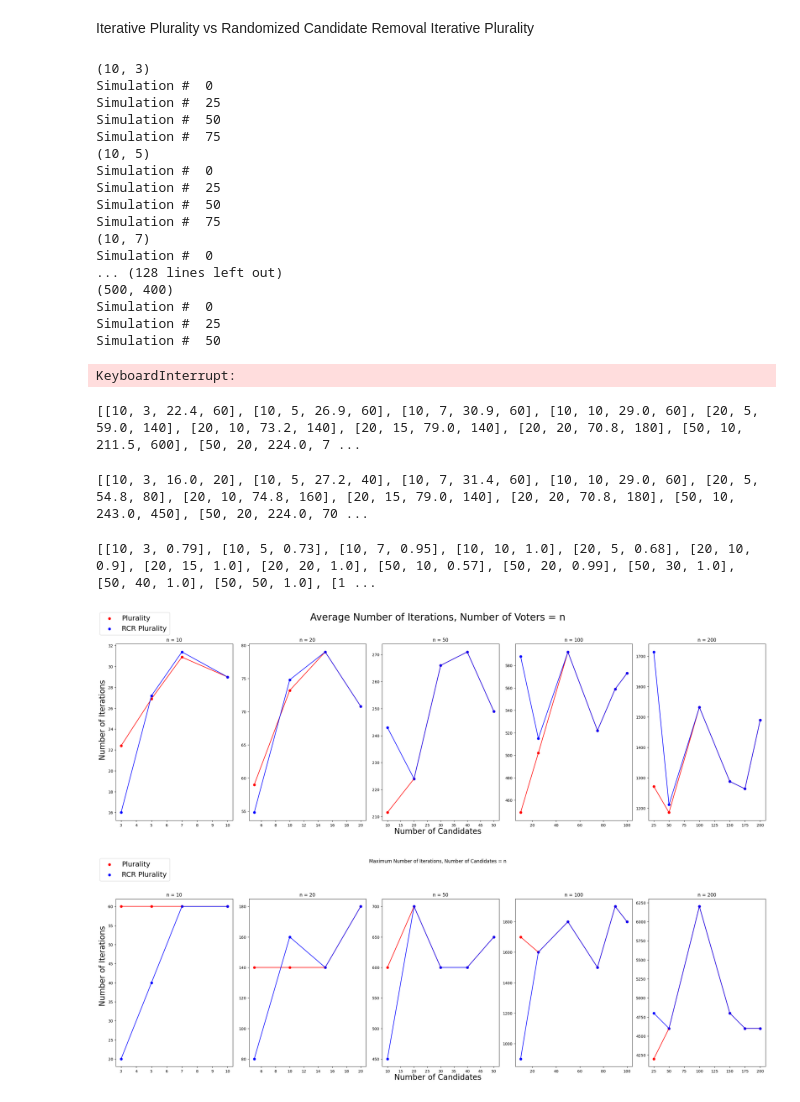
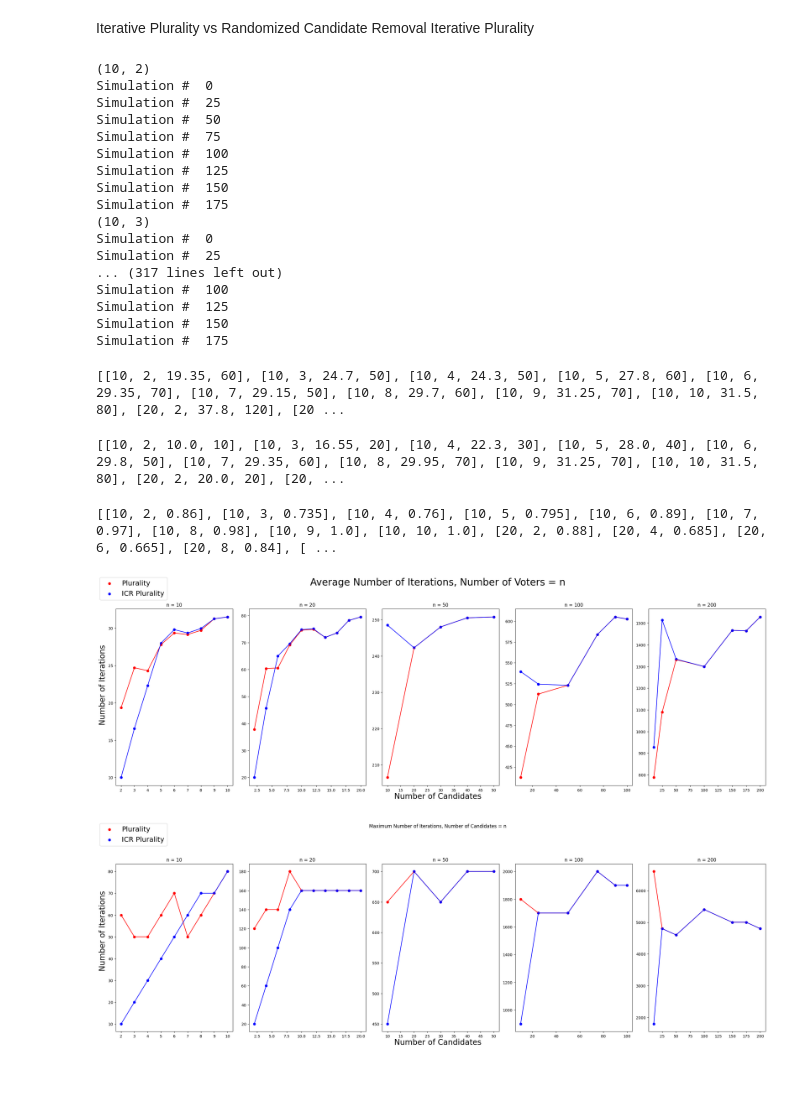
Before and after one commit to SoroushTAMU/ECEN756FinalProject, a Jupyter notebook: src/simulation.ipynb, the cells around one changed output. Drawn from its saved outputs; the diff is of its cells as text; code cells hidden in the pictures.

```diff
--- a/src/simulation.ipynb
+++ b/src/simulation.ipynb
@@ -7,16 +7,16 @@ import os
 # %% [markdown]
 Iterative Plurality vs Randomized Candidate Removal Iterative Plurality
 # %%
-num_voters = [10, 20, 50, 100, 200, 500, 1000]
-num_candidates = {10:[3,5,7,10],
-                  20:[5,10,15,20],
+num_voters = [10, 20, 50, 100, 200]
+num_candidates = {10:[*range(2,11)],
+                  20:[*range(2,21,2)],
                   50:[10,20,30,40,50],
                   100:[10,25,50,75,90,100],
-                  200:[25,50,100,150,175,200],
+                  200:[10,25,50,100,150,175,200],
                   500:[100,200,300,400,500],
                   1000:[125,250,500,750,1000]}
 
-num_simulations = 100
+num_simulations = 200
 
 plurality_results = []
 RCR_results = []
@@ -71,75 +71,77 @@ for n in num_voters:
 
         same_result.append([n, m, same/num_simulations])
 # %% [output]
-(10, 3)
+(10, 2)
 Simulation #  0
 Simulation #  25
 Simulation #  50
 Simulation #  75
-(10, 5)
+Simulation #  100
+Simulation #  125
+Simulation #  150
+Simulation #  175
+(10, 3)
 Simulation #  0
 Simulation #  25
-Simulation #  50
-Simulation #  75
-(10, 7)
-Simulation #  0
-... (128 lines left out)
-(500, 400)
-Simulation #  0
-Simulation #  25
-Simulation #  50
+... (317 lines left out)
+Simulation #  100
+Simulation #  125
+Simulation #  150
+Simulation #  175
-KeyboardInterrupt:
 # %%
 print(plurality_results)
 plurality_results = np.asarray(plurality_results)
 # %% [output]
-[[10, 3, 22.4, 60], [10, 5, 26.9, 60], [10, 7, 30.9, 60], [10, 10, 29.0, 60], [20, 5, 59.0, 140], [20, 10, 73.2, 140], [20, 15, 79.0, 140], [20, 20, 70.8, 180], [50, 10, 211.5, 600], [50, 20, 224.0, 7 ...
+[[10, 2, 19.35, 60], [10, 3, 24.7, 50], [10, 4, 24.3, 50], [10, 5, 27.8, 60], [10, 6, 29.35, 70], [10, 7, 29.15, 50], [10, 8, 29.7, 60], [10, 9, 31.25, 70], [10, 10, 31.5, 80], [20, 2, 37.8, 120], [20 ...
 # %%
 print(RCR_results)
 RCR_results = np.asarray(RCR_results)
 # %% [output]
-[[10, 3, 16.0, 20], [10, 5, 27.2, 40], [10, 7, 31.4, 60], [10, 10, 29.0, 60], [20, 5, 54.8, 80], [20, 10, 74.8, 160], [20, 15, 79.0, 140], [20, 20, 70.8, 180], [50, 10, 243.0, 450], [50, 20, 224.0, 70 ...
+[[10, 2, 10.0, 10], [10, 3, 16.55, 20], [10, 4, 22.3, 30], [10, 5, 28.0, 40], [10, 6, 29.8, 50], [10, 7, 29.35, 60], [10, 8, 29.95, 70], [10, 9, 31.25, 70], [10, 10, 31.5, 80], [20, 2, 20.0, 20], [20, ...
 # %%
 print(same_result)
 same_result = np.asarray(same_result)
 # %% [output]
-[[10, 3, 0.79], [10, 5, 0.73], [10, 7, 0.95], [10, 10, 1.0], [20, 5, 0.68], [20, 10, 0.9], [20, 15, 1.0], [20, 20, 1.0], [50, 10, 0.57], [50, 20, 0.99], [50, 30, 1.0], [50, 40, 1.0], [50, 50, 1.0], [1 ...
+[[10, 2, 0.86], [10, 3, 0.735], [10, 4, 0.76], [10, 5, 0.795], [10, 6, 0.89], [10, 7, 0.97], [10, 8, 0.98], [10, 9, 1.0], [10, 10, 1.0], [20, 2, 0.88], [20, 4, 0.685], [20, 6, 0.665], [20, 8, 0.84], [ ...
 # %%
 n_voters = num_voters.copy()
-n_voters.remove(500)
-n_voters.remove(1000)
+if 500 in n_voters:
+    n_voters.remove(500)
+
+if 1000 in n_voters:
+    n_voters.remove(1000)
 
 figsize = (24,8)
 figures_folder = "figures"
 # %%
 f, axs = plt.subplots(1, len(n_voters), figsize=figsize)
 f.tight_layout()
 f.suptitle("Average Number of Iterations, Number of Voters = n", fontsize=25)
 f.subplots_adjust(top=.84)
 
 f.text(0.5, 0, 'Number of Candidates', ha='center', va='center', fontsize=20)
 f.text(0, 0.5, 'Number of Iterations', ha='center', va='center', rotation='vertical', fontsize=20)
 
 
 for index,n in enumerate(n_voters):
     p_data = plurality_results[plurality_results[:,0] == n, 2]
     rcr_data = RCR_results[RCR_results[:,0] == n, 2]
 
     axs[index].title.set_text(f"n = {n}")
 
 
     axs[index].scatter(num_candidates[n], p_data, color='r', label="Plurality")
     axs[index].plot(num_candidates[n], p_data, color='r')
 
-    axs[index].scatter(num_candidates[n], rcr_data, color='b', label="RCR Plurality")
+    axs[index].scatter(num_candidates[n], rcr_data, color='b', label="ICR Plurality")
     axs[index].plot(num_candidates[n], rcr_data, color='b')
 
 handles, labels = axs[-1].get_legend_handles_labels()
 f.legend(handles, labels, loc='upper left', fontsize=18)
 
 f.savefig(os.path.join(figures_folder, "AverageIterations.png"), bbox_inches="tight", pad_inches=0.25)
 # %% [output]
-[figure, old version]
+[figure, new version]
 # %%
 
 f, axs = plt.subplots(1, len(n_voters), figsize=figsize)
@@ -160,14 +162,14 @@ for index,n in enumerate(n_voters):
     axs[index].scatter(num_candidates[n], p_data, color='r', label="Plurality")
     axs[index].plot(num_candidates[n], p_data, color='r')
 
-    axs[index].scatter(num_candidates[n], rcr_data, color='b', label="RCR Plurality")
+    axs[index].scatter(num_candidates[n], rcr_data, color='b', label="ICR Plurality")
     axs[index].plot(num_candidates[n], rcr_data, color='b')
 
 handles, labels = axs[-1].get_legend_handles_labels()
 f.legend(handles, labels, loc='upper left', fontsize=18)
 f.savefig(os.path.join(figures_folder, "MaximumIterations.png"), bbox_inches="tight", pad_inches=0.25)
 # %% [output]
-[figure, old version]
+[figure, new version]
 # %%
 f, axs = plt.subplots(1, len(n_voters), figsize=figsize)
 f.tight_layout()
```
Also changed, not shown: parts of 3 cells of this notebook, 6 other files.
